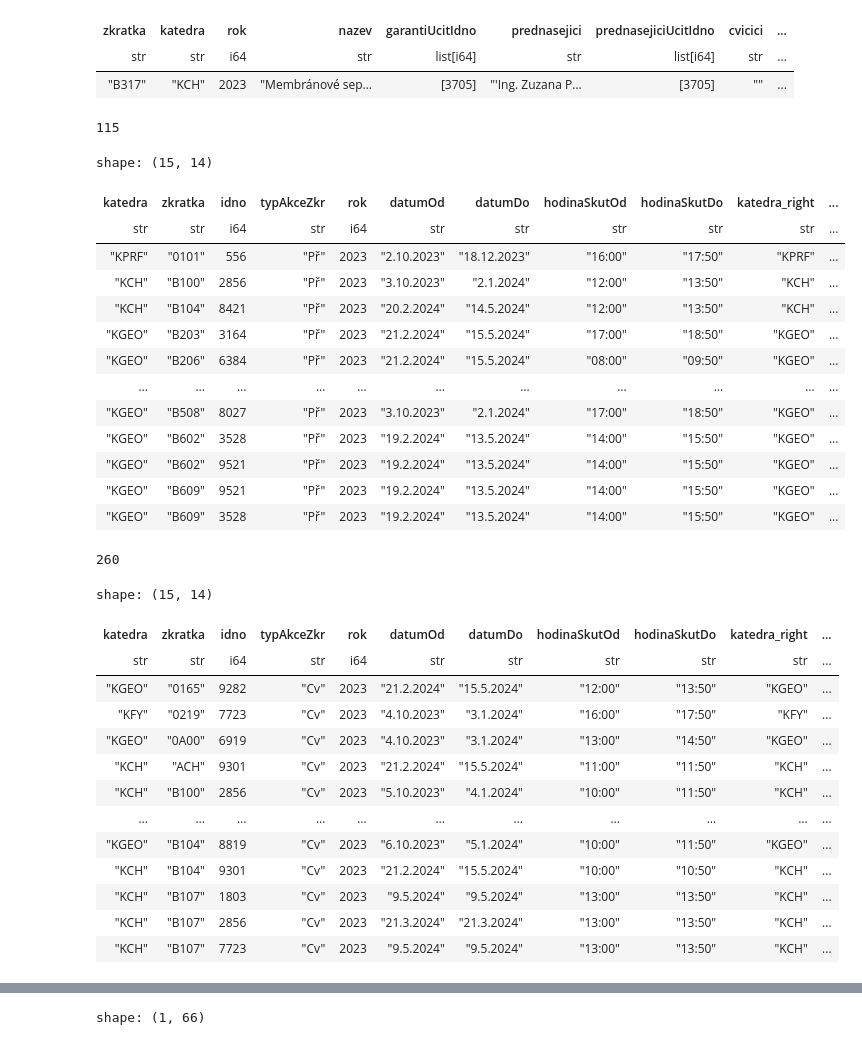
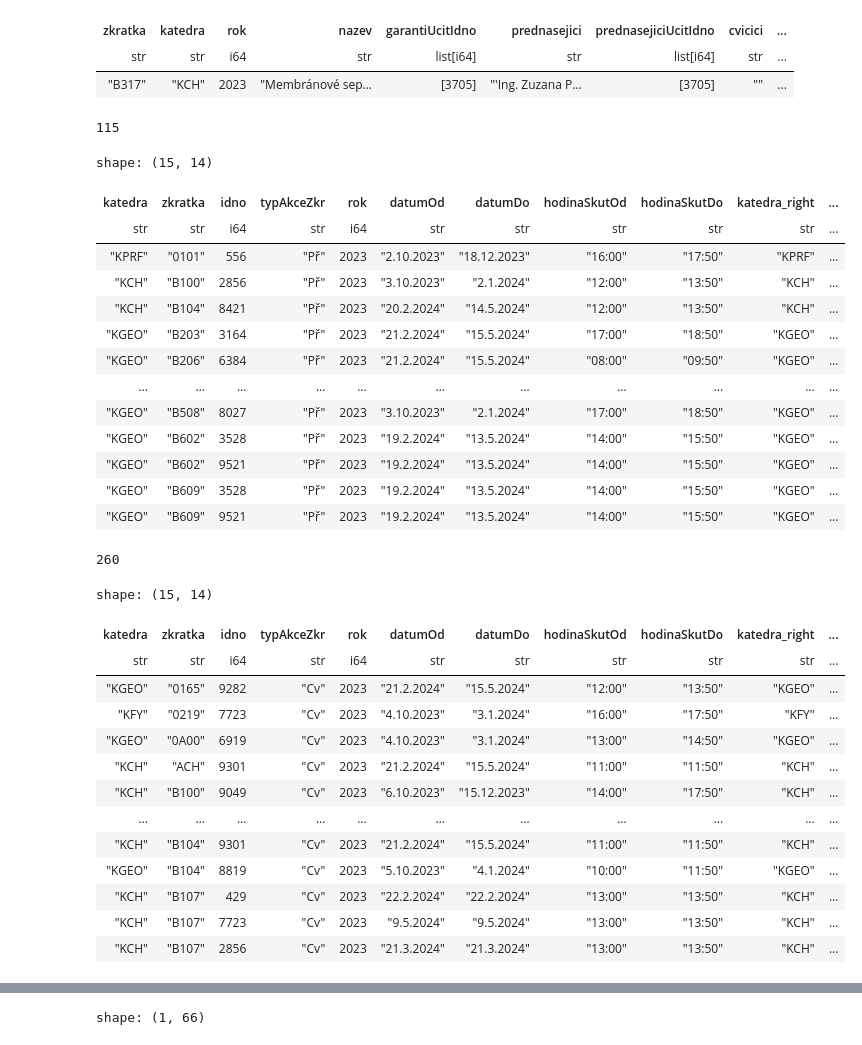
Before and after one commit to MFVS/kontrola-rozvrhu-extended, a Jupyter notebook: stag_bombator1.1.b1.ipynb, the cells around one changed output, grey strips where cells are left out. Cells and saved outputs as stored; diff of their text form; code cells hidden in the pictures.

```diff
--- a/stag_bombator1.1.b1.ipynb
+++ b/stag_bombator1.1.b1.ipynb
@@ -222,7 +222,7 @@ bez_problemu = bez_problemu.join(chybi_cvicici.with_columns(pl.concat_str([pl.co
 ['cviciciUcitIdno']
 # %%
 ma_seminare = jednotek_seminare != 0
-nema_seminariciho = pl.col("seminariciUcitIdno").is_null()
+nema_seminariciho = seminarici.is_null()
 
 chybi_seminarici = predmety_s_akci.filter(ma_seminare & nema_seminariciho).select("katedra", "zkratka", "seminarici", "seminariciUcitIdno", "jednotekSeminare", "jednotkaSeminare")
 chybi_seminarici.write_excel("results_xlsx/chybi_seminarici.xlsx")
@@ -413,7 +401,7 @@ prednasejici_jmena = prednasejici_jmena.with_columns(pl.col("jmena").str.replace
 filtrovani_prednasejici = filtrovani_prednasejici.with_columns(prednasejici_jmena).filter(
     pl.col("prednasejiciUcitIdno"
 ).is_not_null()).with_columns(
-    pl.col("prednasejiciUcitIdno").alias("idno")
+    prednasejici.alias("idno")
 )
 joined_prednasejici = filtrovani_prednasejici.join(maly_rozvrh, "idno", "left")
 prednasejici_bez_prednasek = joined_prednasejici.filter(pl.col("typAkceZkr").is_null())
@@ -428,9 +416,9 @@ bez_problemu = bez_problemu.join(prednasejici_bez_prednasek.with_columns(pl.conc
 
 male_prednasky = maly_rozvrh.filter(pl.col("typAkceZkr") == "Př")
 joined_prednasky = male_prednasky.join(male_predmety.select("zkratka", "katedra", "nazev", "prednasejici", "prednasejiciUcitIdno"), "zkratka", "left").unique()
-prednasky_bez_prednasejicich = joined_prednasky.filter(pl.col("idno").is_in(pl.col("prednasejiciUcitIdno")).not_() & ((pl.col("katedra") == pl.col("katedra_right")) | pl.col("katedra_right").is_null()))
+prednasky_bez_prednasejicich = joined_prednasky.filter(pl.col("idno").is_in(prednasejici).not_() & ((pl.col("katedra") == pl.col("katedra_right")) | pl.col("katedra_right").is_null()))
 
-prednasky_bez_prednasejicich = prednasky_bez_prednasejicich.join(ciselnik_ucitelu, "idno", "left").with_columns(pl.col("prednasejiciUcitIdno").cast(pl.List(pl.Utf8)).list.join(", ")).sort("zkratka")
+prednasky_bez_prednasejicich = prednasky_bez_prednasejicich.join(ciselnik_ucitelu, "idno", "left").with_columns(prednasejici.cast(pl.List(pl.Utf8)).list.join(", ")).sort("zkratka")
 
 prednasky_bez_prednasejicich.write_csv("results_csv/prednasky_bez_prednasejicich.csv")
 prednasky_bez_prednasejicich.write_excel("results_xlsx/prednasky_bez_prednasejicich.xlsx")
@@ -453,8 +441,8 @@ shape: (15, 14)
 | "KGEO" | "B508" | 8027 | "Př" | 2023 | "3.10.2023" | "2.1.2024" | "17:00" | "18:50" | "KGEO" | ... |
 | "KGEO" | "B602" | 3528 | "Př" | 2023 | "19.2.2024" | "13.5.2024" | "14:00" | "15:50" | "KGEO" | ... |
 | "KGEO" | "B602" | 9521 | "Př" | 2023 | "19.2.2024" | "13.5.2024" | "14:00" | "15:50" | "KGEO" | ... |
+| "KGEO" | "B609" | 3528 | "Př" | 2023 | "19.2.2024" | "13.5.2024" | "14:00" | "15:50" | "KGEO" | ... |
 | "KGEO" | "B609" | 9521 | "Př" | 2023 | "19.2.2024" | "13.5.2024" | "14:00" | "15:50" | "KGEO" | ... |
-| "KGEO" | "B609" | 3528 | "Př" | 2023 | "19.2.2024" | "13.5.2024" | "14:00" | "15:50" | "KGEO" | ... |
 # %%
 # cvičící nemá cvičení:
 filtrovani_cvicici = male_predmety.select("nazev", "zkratka", "cviciciUcitIdno").explode("cviciciUcitIdno")
@@ -463,7 +451,7 @@ cvicici_jmena = cvicici_jmena.with_columns(pl.col("jmena").str.replace(",", ""))
 filtrovani_cvicici = filtrovani_cvicici.with_columns(cvicici_jmena).filter(
     pl.col("cviciciUcitIdno"
 ).is_not_null()).with_columns(
-    pl.col("cviciciUcitIdno").alias("idno")
+    cvicici.alias("idno")
 )
 joined_cvicici = filtrovani_cvicici.join(maly_rozvrh, "idno", "left")
 cvicici_bez_cviceni = joined_cvicici.filter(pl.col("typAkceZkr").is_null())
@@ -474,35 +462,35 @@ bez_problemu = bez_problemu.join(cvicici_bez_cviceni.with_columns(pl.concat_str(
 # %%
 #WEIRD STUFF: KGEO/0165 má napsaná cvičení (jak v rozvrhu tak předmětu) ale nemá napsanýho žádnýho učitele (fakt ani garanta, ani jednoho přednášejícího/cvičícího/etc.), tf?
 
 male_cviceni = maly_rozvrh.filter(pl.col("typAkceZkr") == "Cv")
 joined_cviceni = male_cviceni.join(male_predmety.select("zkratka", "katedra", "nazev", "cvicici", "cviciciUcitIdno"), "zkratka", "left").unique()
-cviceni_bez_cvicich = joined_cviceni.filter(pl.col("idno").is_in(pl.col("cviciciUcitIdno")).not_() & ((pl.col("katedra") == pl.col("katedra_right")) | pl.col("katedra_right").is_null()))
+cviceni_bez_cvicich = joined_cviceni.filter(pl.col("idno").is_in(cvicici).not_() & ((pl.col("katedra") == pl.col("katedra_right")) | pl.col("katedra_right").is_null()))
 
-cviceni_bez_cvicich = cviceni_bez_cvicich.join(ciselnik_ucitelu, "idno", "left").with_columns(pl.col("cviciciUcitIdno").cast(pl.List(pl.Utf8)).list.join(", ")).sort("zkratka")
+cviceni_bez_cvicich = cviceni_bez_cvicich.join(ciselnik_ucitelu, "idno", "left").with_columns(cvicici.cast(pl.List(pl.Utf8)).list.join(", ")).sort("zkratka")
 
 cviceni_bez_cvicich.write_csv("results_csv/cviceni_bez_cvicich.csv")
 cviceni_bez_cvicich.write_excel("results_xlsx/cviceni_bez_cvicich.xlsx")
 
 bez_problemu = bez_problemu.join(cviceni_bez_cvicich.with_columns(pl.concat_str([pl.col("zkratka"), pl.col("katedra")], separator="/").alias("identifier")),"identifier" ,"anti")
 
 print(cviceni_bez_cvicich.__len__())
 cviceni_bez_cvicich.head(15)
 # %% [output]
 260
 shape: (15, 14)
 | katedra | zkratka | idno | typAkceZkr | rok | datumOd | datumDo | hodinaSkutOd | hodinaSkutDo | katedra_right | ... |
 | str | str | i64 | str | i64 | str | str | str | str | str | ... |
 | "KGEO" | "0165" | 9282 | "Cv" | 2023 | "21.2.2024" | "15.5.2024" | "12:00" | "13:50" | "KGEO" | ... |
 | "KFY" | "0219" | 7723 | "Cv" | 2023 | "4.10.2023" | "3.1.2024" | "16:00" | "17:50" | "KFY" | ... |
 | "KGEO" | "0A00" | 6919 | "Cv" | 2023 | "4.10.2023" | "3.1.2024" | "13:00" | "14:50" | "KGEO" | ... |
 | "KCH" | "ACH" | 9301 | "Cv" | 2023 | "21.2.2024" | "15.5.2024" | "11:00" | "11:50" | "KCH" | ... |
-| "KCH" | "B100" | 2856 | "Cv" | 2023 | "5.10.2023" | "4.1.2024" | "10:00" | "11:50" | "KCH" | ... |
+| "KCH" | "B100" | 9049 | "Cv" | 2023 | "6.10.2023" | "15.12.2023" | "14:00" | "17:50" | "KCH" | ... |
 | … | … | … | … | … | … | … | … | … | … | ... |
-| "KGEO" | "B104" | 8819 | "Cv" | 2023 | "6.10.2023" | "5.1.2024" | "10:00" | "11:50" | "KGEO" | ... |
-| "KCH" | "B104" | 9301 | "Cv" | 2023 | "21.2.2024" | "15.5.2024" | "10:00" | "10:50" | "KCH" | ... |
-| "KCH" | "B107" | 1803 | "Cv" | 2023 | "9.5.2024" | "9.5.2024" | "13:00" | "13:50" | "KCH" | ... |
+| "KCH" | "B104" | 9301 | "Cv" | 2023 | "21.2.2024" | "15.5.2024" | "11:00" | "11:50" | "KCH" | ... |
+| "KGEO" | "B104" | 8819 | "Cv" | 2023 | "5.10.2023" | "4.1.2024" | "10:00" | "11:50" | "KGEO" | ... |
+| "KCH" | "B107" | 429 | "Cv" | 2023 | "22.2.2024" | "22.2.2024" | "13:00" | "13:50" | "KCH" | ... |
+| "KCH" | "B107" | 7723 | "Cv" | 2023 | "9.5.2024" | "9.5.2024" | "13:00" | "13:50" | "KCH" | ... |
 | "KCH" | "B107" | 2856 | "Cv" | 2023 | "21.3.2024" | "21.3.2024" | "13:00" | "13:50" | "KCH" | ... |
-| "KCH" | "B107" | 7723 | "Cv" | 2023 | "9.5.2024" | "9.5.2024" | "13:00" | "13:50" | "KCH" | ... |
 # %%
 # seminařicí nemá seminář:
 filtrovani_seminarici = male_predmety.select("nazev", "zkratka", "seminariciUcitIdno").explode("seminariciUcitIdno")
```
Also changed, not shown: parts of 21 cells of this notebook, 26 other files.
